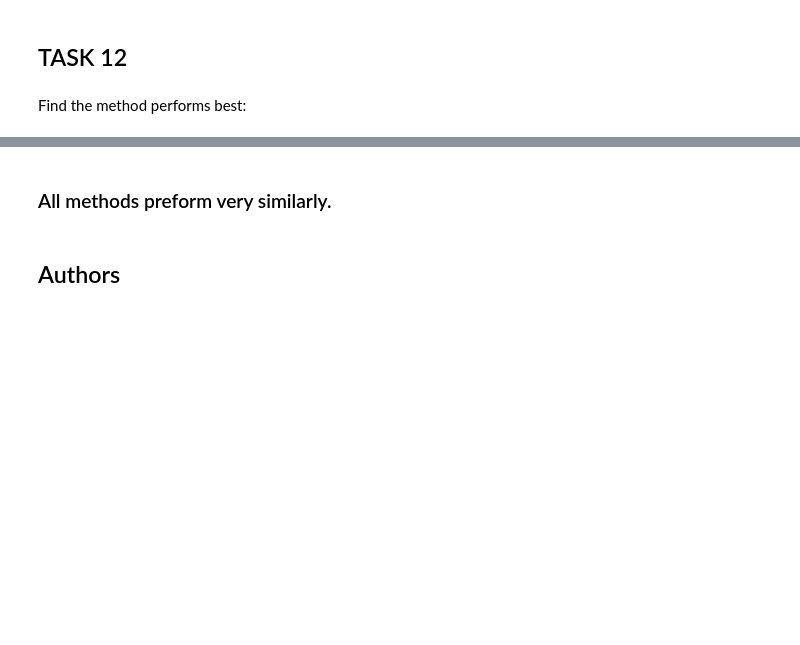
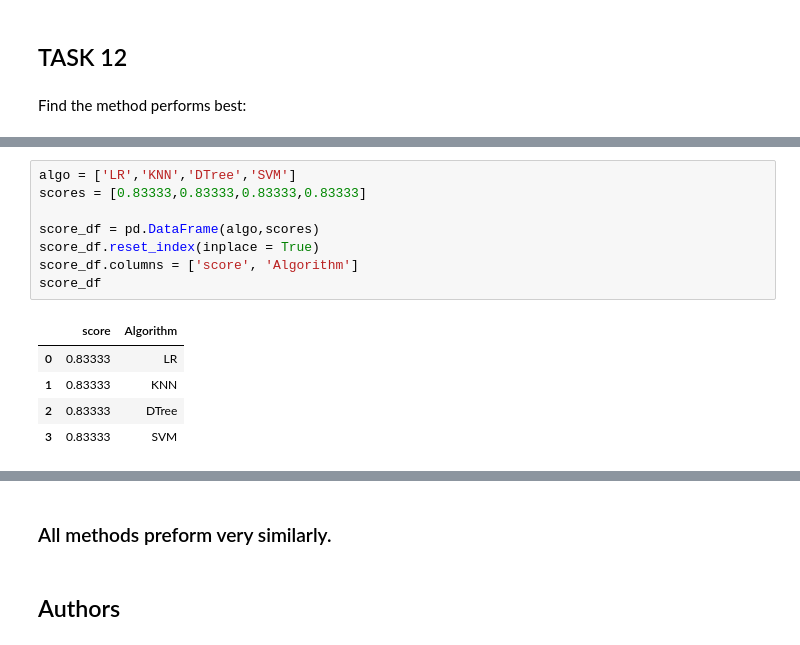
Before and after one commit to cdoyle78/IBM-Capstone-Project, a Jupyter notebook: SpaceX_Machine_Learning_Prediction_Part_5.ipynb, the cells around one changed output, grey strips where cells are left out. Cells and saved outputs as stored; diff of their text form; blank space fills up the shorter version.

```diff
--- a/SpaceX_Machine_Learning_Prediction_Part_5.ipynb
+++ b/SpaceX_Machine_Learning_Prediction_Part_5.ipynb
@@ -352 +370,15 @@ Tree: 0.8888888888888888
 SVM : 0.8333333333333334
+# %%
+algo = ['LR','KNN','DTree','SVM']
+scores = [0.83333,0.83333,0.83333,0.83333]
+
+score_df = pd.DataFrame(algo,scores)
+score_df.reset_index(inplace = True)
+score_df.columns = ['score', 'Algorithm']
+score_df
+# %% [output]
+|  | score | Algorithm |
+| 0 | 0.83333 | LR |
+| 1 | 0.83333 | KNN |
+| 2 | 0.83333 | DTree |
+| 3 | 0.83333 | SVM |
```
Also changed, not shown: parts of 5 cells of this notebook.
